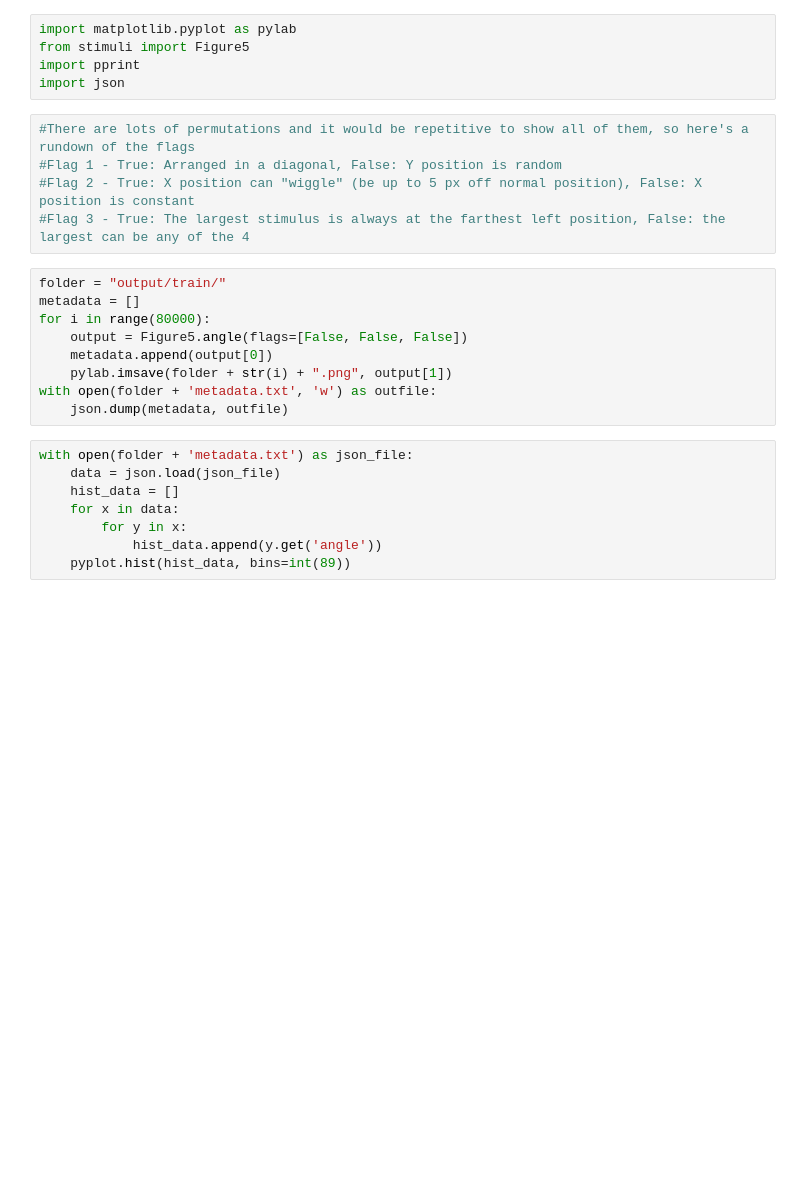
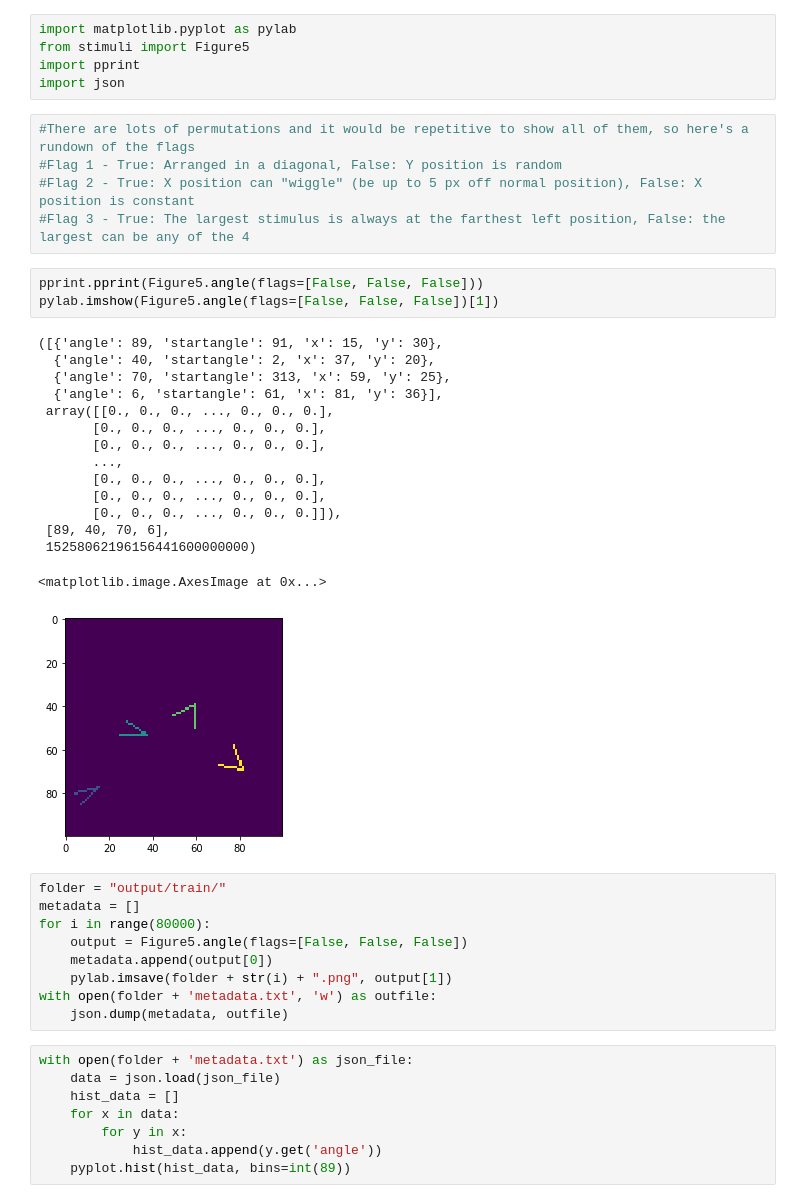
Before and after one commit to LE-V-EL/generators, a Jupyter notebook: stimuli_output.ipynb, the cells around one changed output. Drawn from its saved outputs; the diff is of its cells as text; blank space fills up the shorter version.

Commit message:
working generation of 100x100 images

```diff
--- a/stimuli_output.ipynb
+++ b/stimuli_output.ipynb
@@ -14,6 +16,25 @@ import json
 #Flag 1 - True: Arranged in a diagonal, False: Y position is random
 #Flag 2 - True: X position can "wiggle" (be up to 5 px off normal position), False: X position is constant
 #Flag 3 - True: The largest stimulus is always at the farthest left position, False: the largest can be any of the 4
+# %%
+pprint.pprint(Figure5.angle(flags=[False, False, False]))
+pylab.imshow(Figure5.angle(flags=[False, False, False])[1])
+# %% [output]
+([{'angle': 89, 'startangle': 91, 'x': 15, 'y': 30},
+  {'angle': 40, 'startangle': 2, 'x': 37, 'y': 20},
+  {'angle': 70, 'startangle': 313, 'x': 59, 'y': 25},
+  {'angle': 6, 'startangle': 61, 'x': 81, 'y': 36}],
+ array([[0., 0., 0., ..., 0., 0., 0.],
+       [0., 0., 0., ..., 0., 0., 0.],
+       [0., 0., 0., ..., 0., 0., 0.],
+       ...,
+       [0., 0., 0., ..., 0., 0., 0.],
+       [0., 0., 0., ..., 0., 0., 0.],
+       [0., 0., 0., ..., 0., 0., 0.]]),
+ [89, 40, 70, 6],
+ 15258062196156441600000000)
+<matplotlib.image.AxesImage at 0x...>
+[figure, added]
 # %%
 folder = "output/train/"
 metadata = []
```
Also changed, not shown: parts of 14 cells of this notebook, 1 other file.
